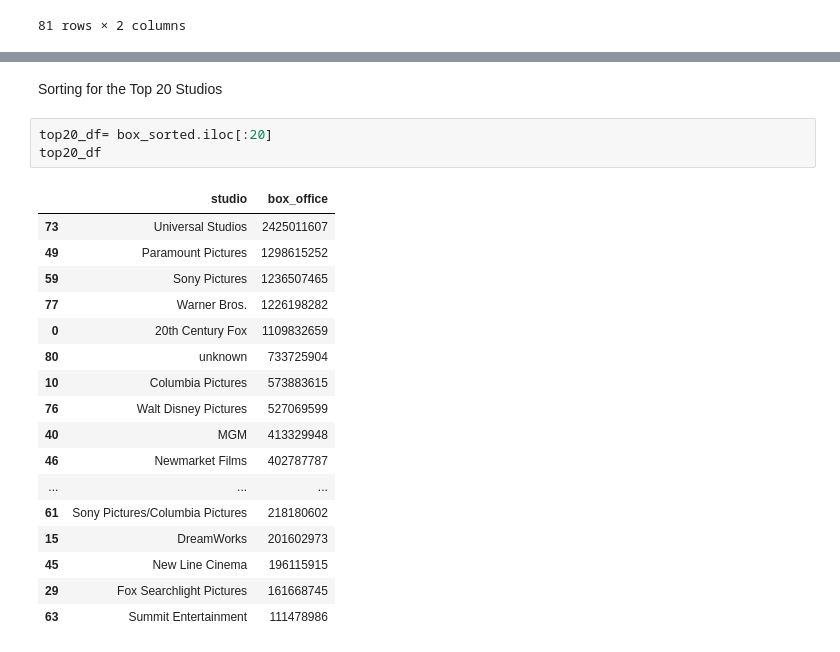
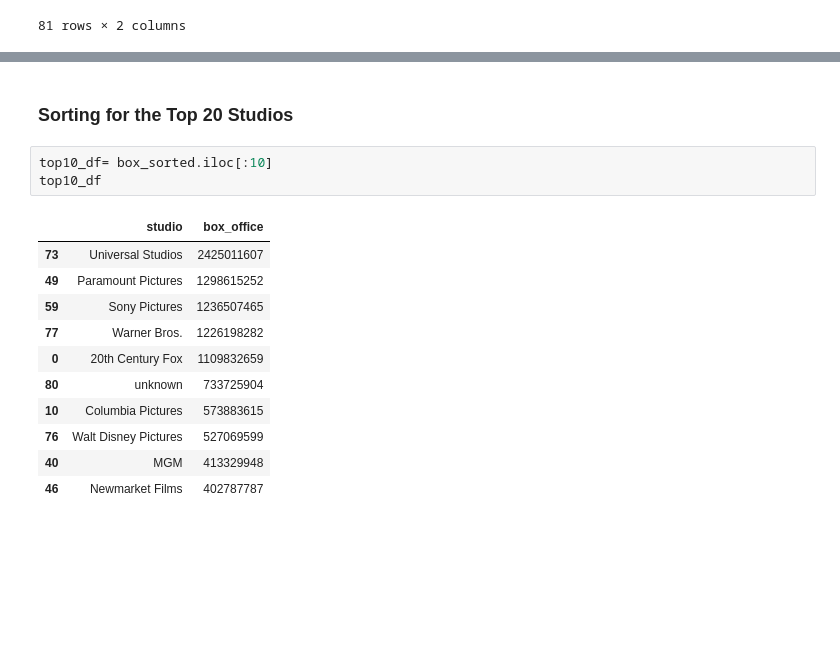
Before and after one commit to reboyce/Gilbert-Team-Repo, a Jupyter notebook: Notebooks/Telma's Notebook.ipynb, the cells around one changed output, grey strips where cells are left out. Cells and saved outputs as stored; diff of their text form; blank space fills up the shorter version.

```diff
--- a/Notebooks/Telma's Notebook.ipynb
+++ b/Notebooks/Telma's Notebook.ipynb
@@ -358,28 +328,22 @@ ax.set_xticklabels(labels=x,rotation=90);
 # %% [output]
 [figure]
 # %% [markdown]
-Sorting for the Top 20 Studios
+### Sorting for the Top 20 Studios
-# %%
-top20_df= box_sorted.iloc[:20]
-top20_df
-# %% [output]
-|  | studio | box_office |
-| 73 | Universal Studios | 2425011607 |
-| 49 | Paramount Pictures | 1298615252 |
-| 59 | Sony Pictures | 1236507465 |
-| 77 | Warner Bros. | 1226198282 |
-| 0 | 20th Century Fox | 1109832659 |
-| 80 | unknown | 733725904 |
-| 10 | Columbia Pictures | 573883615 |
-| 76 | Walt Disney Pictures | 527069599 |
-| 40 | MGM | 413329948 |
-| 46 | Newmarket Films | 402787787 |
-| ... | ... | ... |
-| 61 | Sony Pictures/Columbia Pictures | 218180602 |
-| 15 | DreamWorks | 201602973 |
-| 45 | New Line Cinema | 196115915 |
-| 29 | Fox Searchlight Pictures | 161668745 |
-| 63 | Summit Entertainment | 111478986 |
+# %%
+top10_df= box_sorted.iloc[:10]
+top10_df
+# %% [output]
+|  | studio | box_office |
+| 73 | Universal Studios | 2425011607 |
+| 49 | Paramount Pictures | 1298615252 |
+| 59 | Sony Pictures | 1236507465 |
+| 77 | Warner Bros. | 1226198282 |
+| 0 | 20th Century Fox | 1109832659 |
+| 80 | unknown | 733725904 |
+| 10 | Columbia Pictures | 573883615 |
+| 76 | Walt Disney Pictures | 527069599 |
+| 40 | MGM | 413329948 |
+| 46 | Newmarket Films | 402787787 |
 # %%
 fig, ax = plt.subplots(figsize=(16, 8))
 
```
Also changed, not shown: parts of 17 cells of this notebook.
